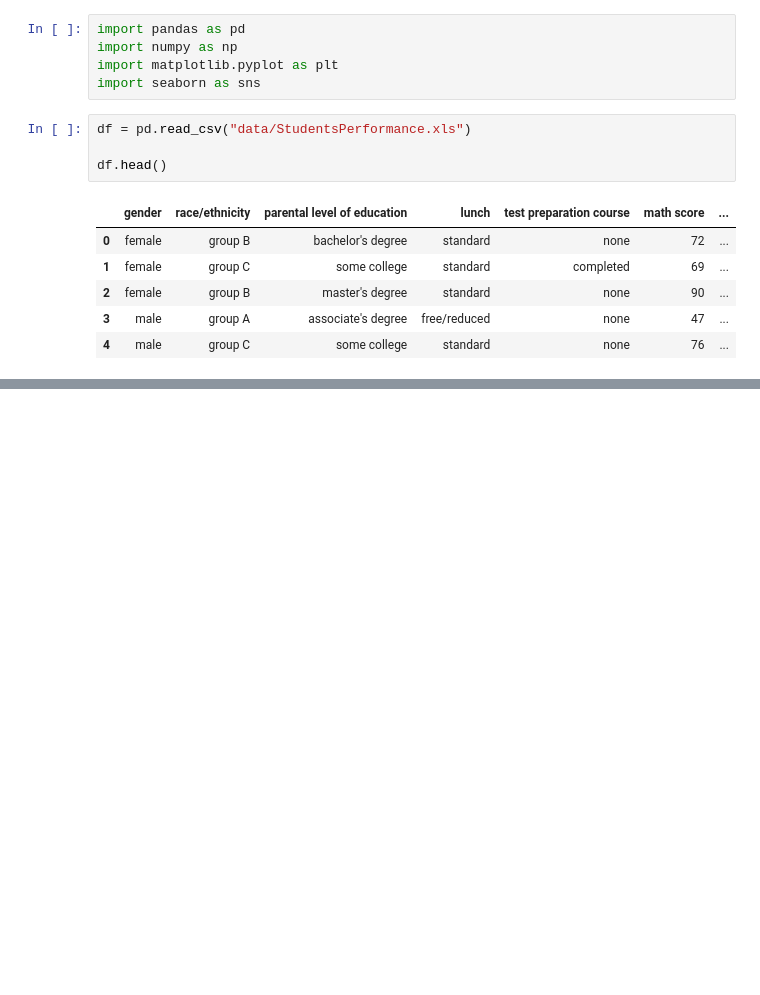
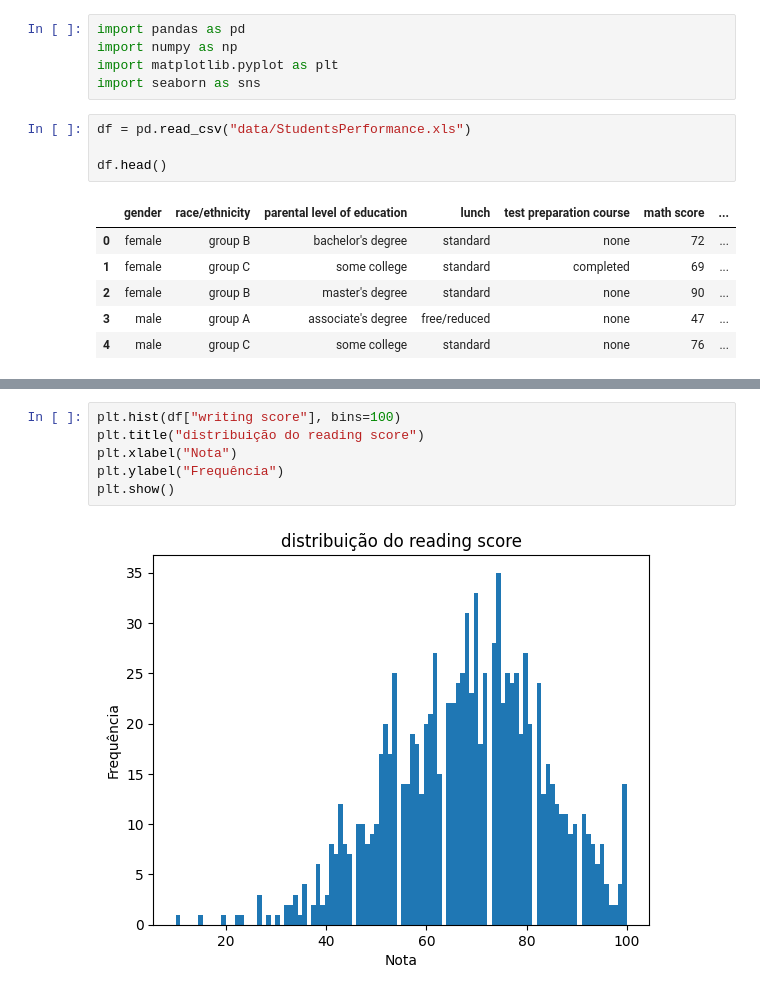
Before and after one commit to joaobenedetmachado/ml-playground, a Jupyter notebook: student-performance/student_performance.ipynb, the cells around one changed output, grey strips where cells are left out. Saved outputs shown, nothing was run; the diff lists cells and outputs as text; blank space fills up the shorter version.

```diff
--- a/student-performance/student_performance.ipynb
+++ b/student-performance/student_performance.ipynb
@@ -18,0 +60,8 @@ df.head()
+# %%
+plt.hist(df["writing score"], bins=100)
+plt.title("distribuição do reading score")
+plt.xlabel("Nota")
+plt.ylabel("Frequência")
+plt.show()
+# %% [output]
+[figure, added]
```
Also changed, not shown: parts of 3 cells of this notebook.
